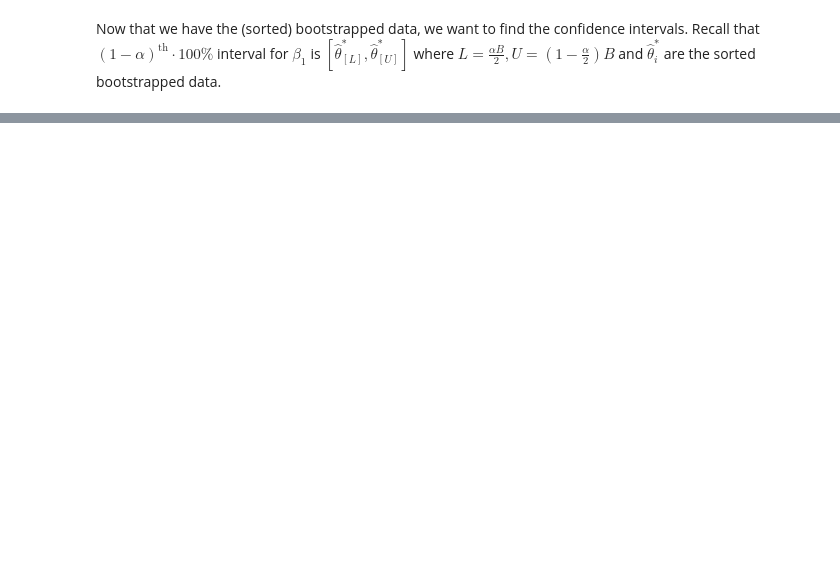
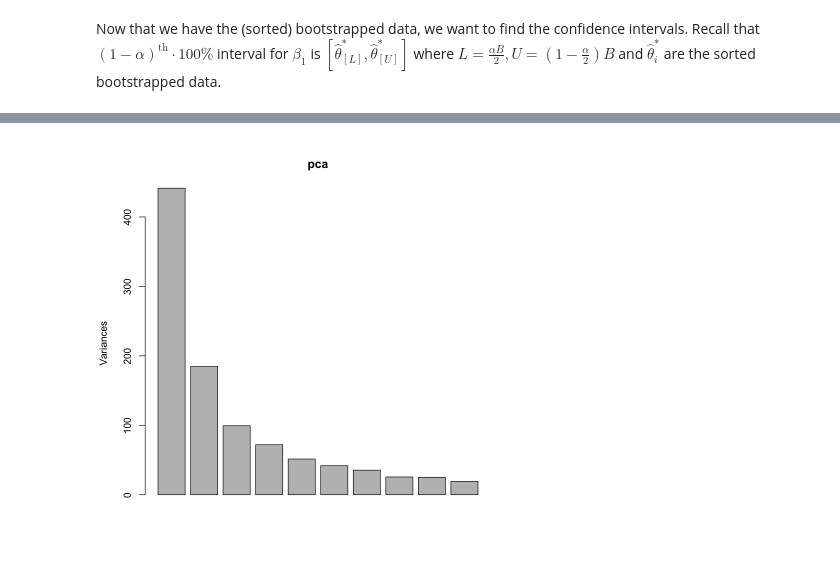
Before and after one commit to nilavam/Data-Mining, a Jupyter notebook: Assign2/Assignment 2.ipynb, the cells around one changed output, grey strips where cells are left out. Drawn from its saved outputs; the diff is of its cells as text; code cells hidden in the pictures; blank space fills up the shorter version.

```diff
--- a/Assign2/Assignment 2.ipynb
+++ b/Assign2/Assignment 2.ipynb
@@ -79,0 +90,5 @@ numeric(0)
+# %%
+library(ggplot2)
+library(factoextra)
+X <- as.matrix(read.table("./mer.txt", header = TRUE))
+pca <- prcomp(X, center = TRUE, retx = T)
@@ -79,0 +109,4 @@ numeric(0)
+# %%
+plot(pca)
+# %% [output]
+[figure, added]
```
Also changed, not shown: parts of 15 cells of this notebook, 3 other files.
